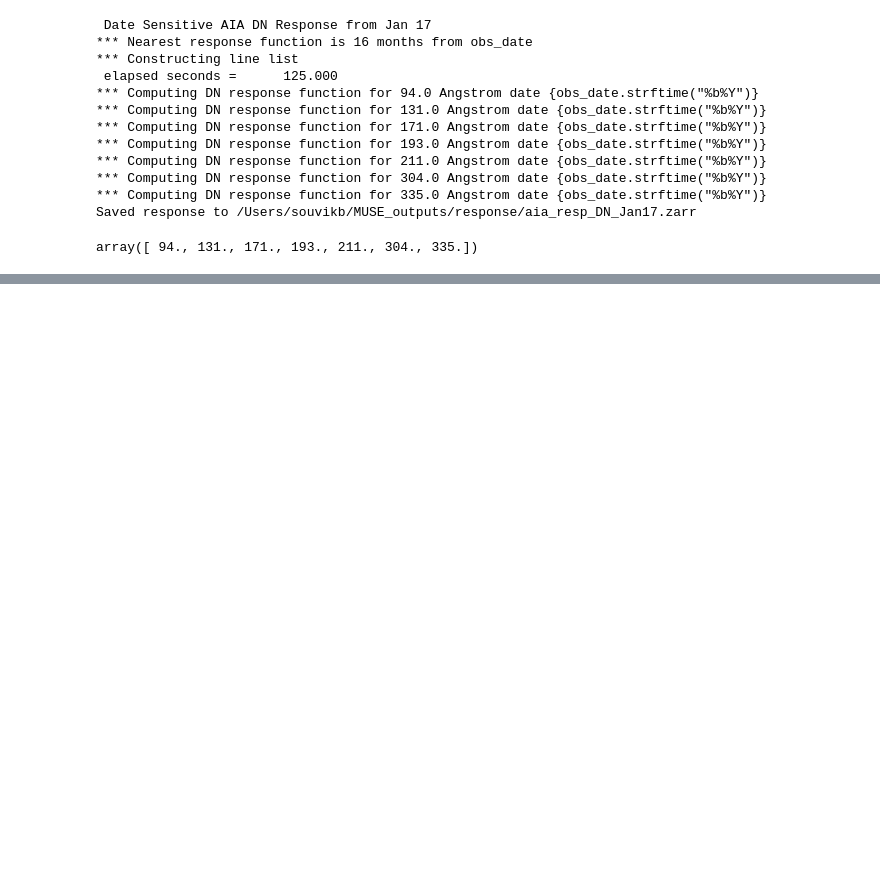
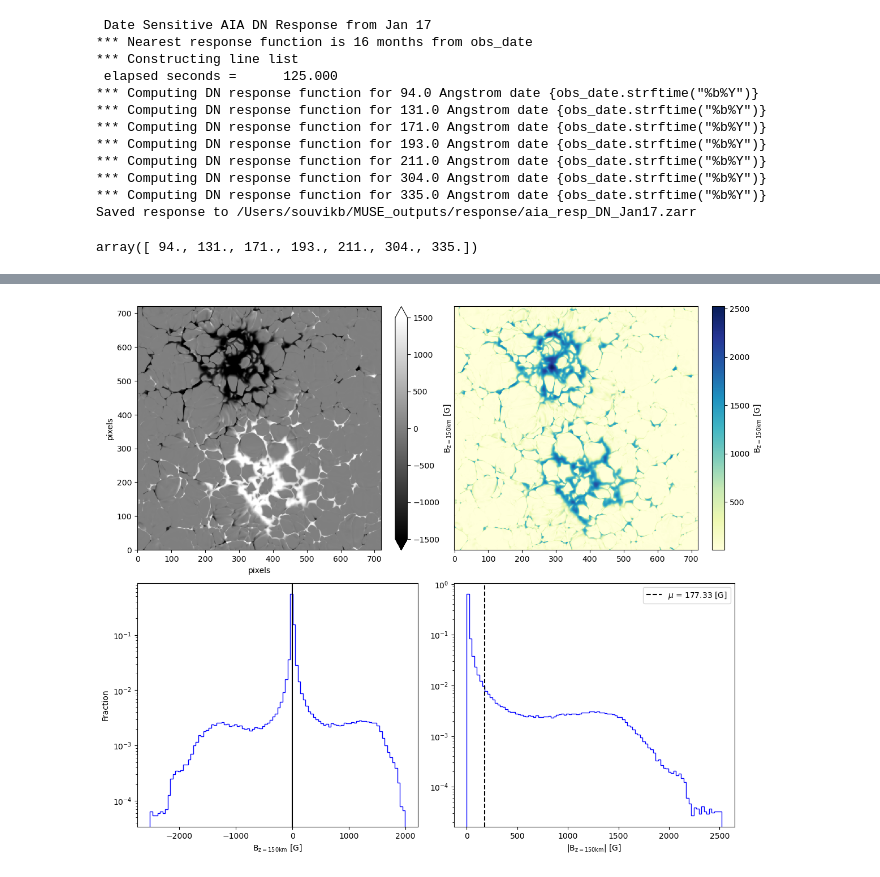
Before and after one commit to souvikita/muse_validation_pipeline, a Jupyter notebook: museval/working_codes/test_new_response.ipynb, the cells around one changed output, grey strips where cells are left out. Cells and saved outputs as stored; diff of their text form; code cells hidden in the pictures; blank space fills up the shorter version.

```diff
--- a/museval/working_codes/test_new_response.ipynb
+++ b/museval/working_codes/test_new_response.ipynb
@@ -68,0 +83,34 @@ Attributes:
+# %%
+fig, ax =plt.subplots(ncols=2,nrows=2, figsize=(12,10))
+ax = ax.ravel()
+
+im = ax[0].imshow(b_z_pl_72*1121, cmap='gray',origin='lower',interpolation='nearest',vmax=1500,vmin=-1500)
+cbar = fig.colorbar(im, ax=ax[0],fraction=0.08,extend='both')
+cbar.set_label(r'B$_{\mathrm{z=150 km}}$ [G]')
+ax[0].set_ylabel('pixels')
+ax[0].set_xlabel('pixels')
+
+im = ax[1].imshow(np.abs(b_z_pl_72*1121), cmap='YlGnBu',origin='lower',interpolation='nearest')
+cbar = fig.colorbar(im, ax=ax[1],fraction=0.08)
+cbar.set_label(r'B$_{\mathrm{z=150 km}}$ [G]')
+ax[1].yaxis.set_visible(False)
+
+ax[2].hist(b_z_pl_72.flatten()*1121, bins=100, color='blue',histtype='step', alpha=1, density=False,
+           weights=np.ones(len(b_z_pl_72.ravel())) / len(b_z_pl_72.ravel()))
+ax[2].set_xlabel(r'B$_{\mathrm{z=150 km}}$ [G]')
+ax[2].set_ylabel('Fraction')
+ax[2].set_yscale('log')
+ax[2].axvline(0, color='black', linestyle='-')
+# ax[2].axis('off')
+# ax[2].yaxis.set_visible(False)
+
+ax[3].hist(np.abs(b_z_pl_72.flatten()*1121), bins=100, color='blue',histtype='step', alpha=1, density=False,
+           weights=np.ones(len(b_z_pl_72.ravel())) / len(b_z_pl_72.ravel()))
+ax[3].set_xlabel(r'|B$_{\mathrm{z=150 km}}$| [G]')
+# ax[3].set_ylabel('Fraction')
+ax[3].set_yscale('log')
+ax[3].axvline(x=np.mean(np.abs(b_z_pl_72.flatten()*1121)), color='black', linestyle='--', label=r'$\mu$ = {:.2f} [G]'.format(np.mean(np.abs(b_z_pl_72.flatten()*1121))))
+ax[3].legend()
+plt.tight_layout()
+# %% [output]
+[figure, added]
```
Also changed, not shown: parts of 6 cells of this notebook.
